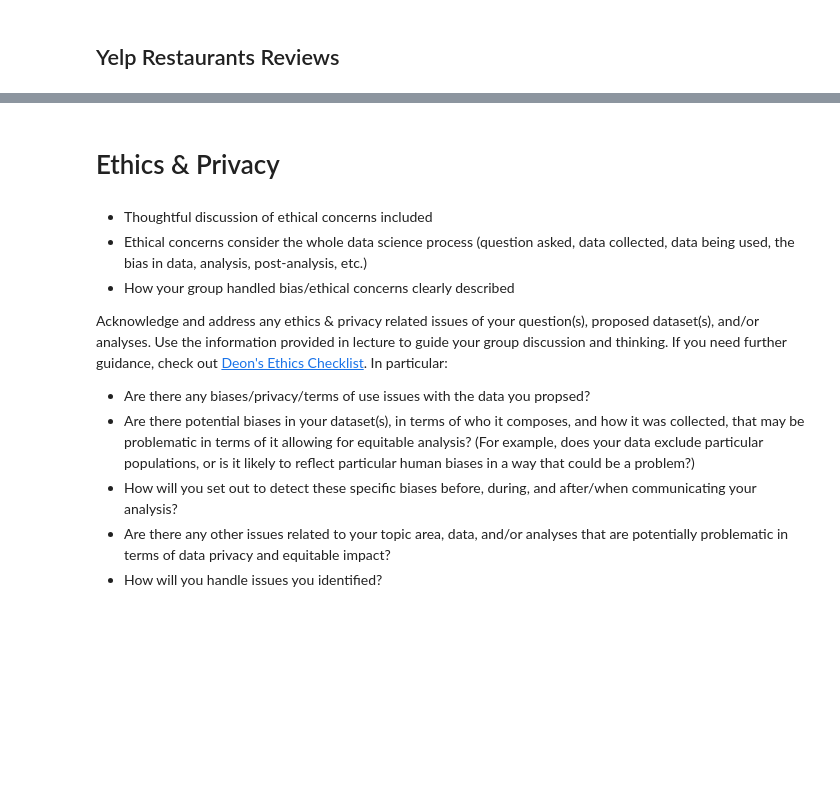
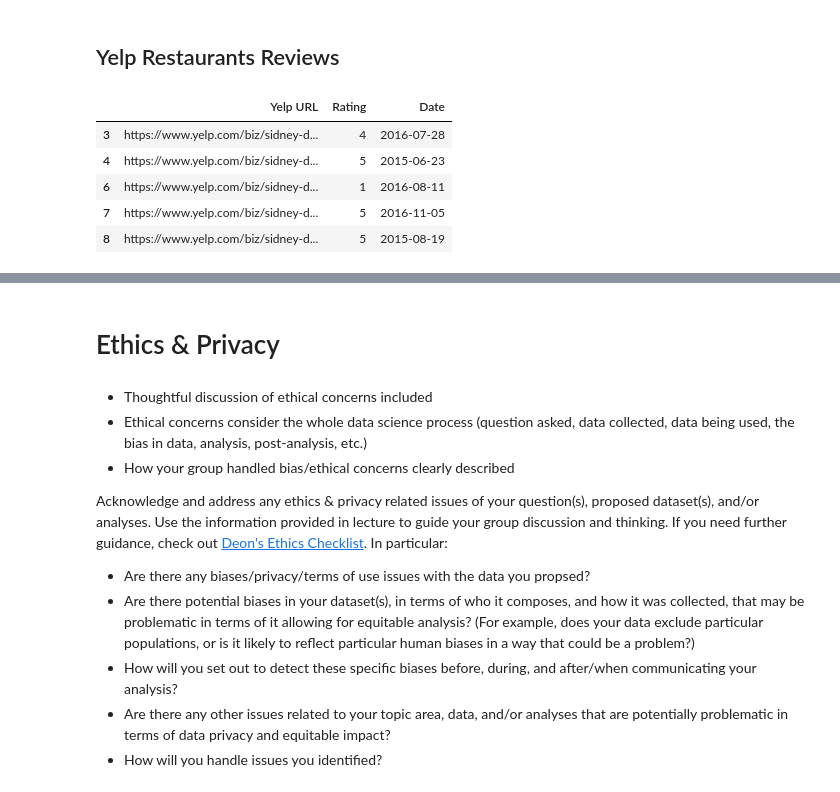
Before and after one commit to skvillamin/pokestops-analysis, a Jupyter notebook: DataCheckpoint_Group128-FA24.ipynb, the cells around one changed output, grey strips where cells are left out. Cells and saved outputs as stored; diff of their text form; code cells hidden in the pictures; blank space fills up the shorter version.

```diff
--- a/DataCheckpoint_Group128-FA24.ipynb
+++ b/DataCheckpoint_Group128-FA24.ipynb
@@ -253,6 +253,15 @@ def clean_yelp_url(url):
         return match.group(0)
     else:
         return None
+# %%
+reviews_cleaned.head()
+# %% [output]
+|  | Yelp URL | Rating | Date |
+| 3 | https://www.yelp.com/biz/sidney-d... | 4 | 2016-07-28 |
+| 4 | https://www.yelp.com/biz/sidney-d... | 5 | 2015-06-23 |
+| 6 | https://www.yelp.com/biz/sidney-d... | 1 | 2016-08-11 |
+| 7 | https://www.yelp.com/biz/sidney-d... | 5 | 2016-11-05 |
+| 8 | https://www.yelp.com/biz/sidney-d... | 5 | 2015-08-19 |
 # %%
 #Method 1
 # Load the datasets
```
Also changed, not shown: parts of 1 cell of this notebook.
